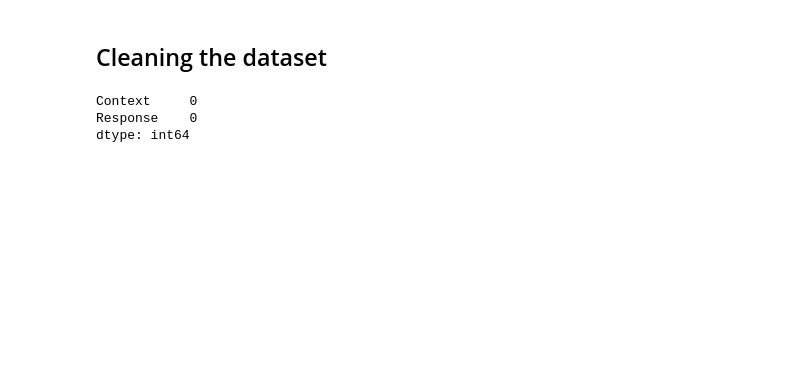
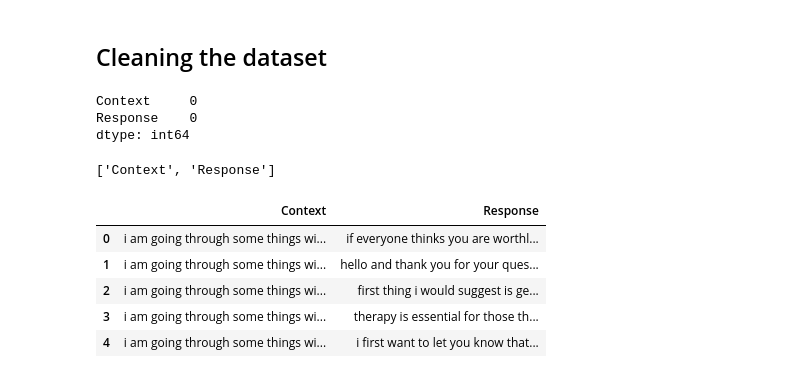
Before and after one commit to mlgomez0/Health_Therapist, a Jupyter notebook: backend/ml_models/datasets/read_datasets.ipynb, the cells around one changed output. Saved outputs shown, nothing was run; the diff lists cells and outputs as text; code cells hidden in the pictures; blank space fills up the shorter version.

```diff
--- a/backend/ml_models/datasets/read_datasets.ipynb
+++ b/backend/ml_models/datasets/read_datasets.ipynb
@@ -11,10 +51,10 @@ import json
 *   https://huggingface.co/datasets/Amod/mental_health_counseling_conversations
 # %%
 # Read the file line by line
-file = open( "combined_dataset.json" , "r" )
+file = open( "datasets/combined_dataset.json" , "r" )
 # %%
 # Load JSON data
-with open('combined_dataset.json') as file:
+with open('datasets/combined_dataset.json') as file:
     data = [line for line in file]
 # %%
 # Initialize lists to hold contexts and responses
@@ -163,4 +203,21 @@ df1.isnull().sum()
 Context     0
 Response    0
 dtype: int64
+# %%
+list(df1.columns)
+# %% [output]
+['Context', 'Response']
+# %%
+data_cleaner = dc.DatasetCleaner(df1, list(df1.columns))
+data_cleaner.clean_dataset()
+cleaned_df = data_cleaner.dataset
+# %%
+cleaned_df.head()
+# %% [output]
+|  | Context | Response |
+| 0 | i am going through some things wi... | if everyone thinks you are worthl... |
+| 1 | i am going through some things wi... | hello and thank you for your ques... |
+| 2 | i am going through some things wi... | first thing i would suggest is ge... |
+| 3 | i am going through some things wi... | therapy is essential for those th... |
+| 4 | i am going through some things wi... | i first want to let you know that... |
 # %%
```
Also changed, not shown: parts of 8 cells of this notebook, 1 other file.
